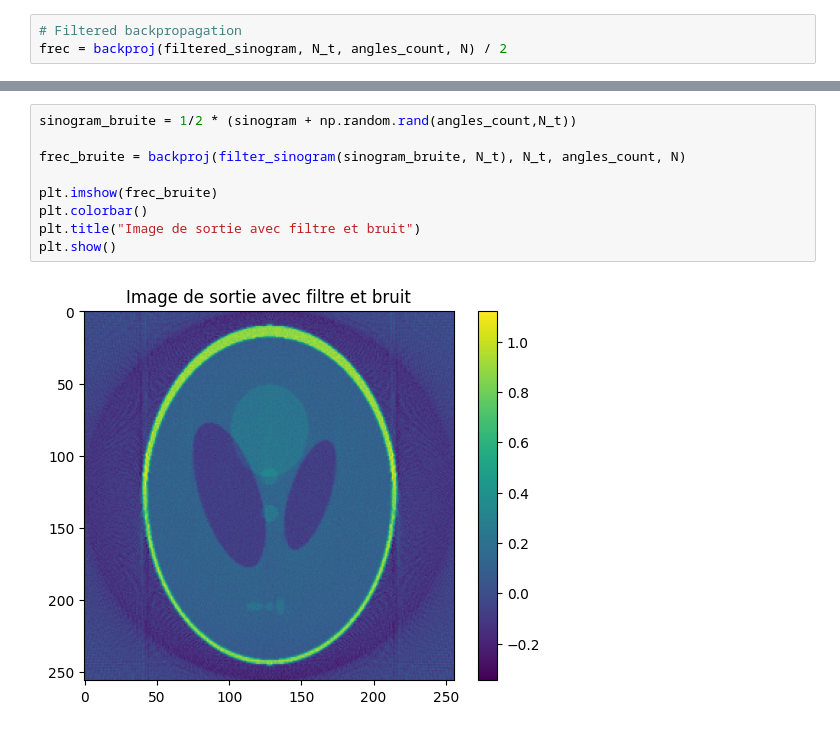
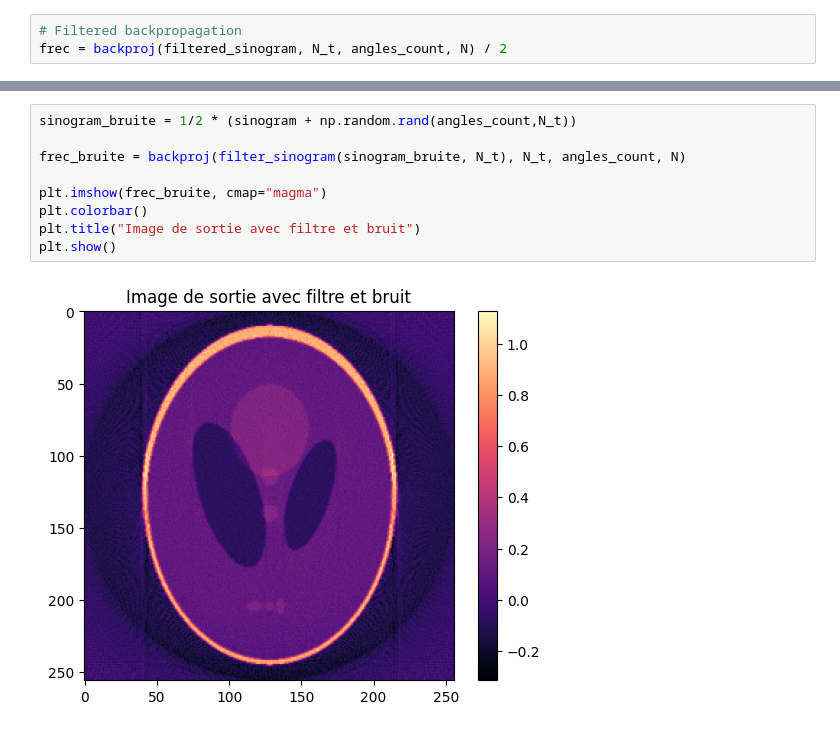
Before and after one commit to GabrielVandersippe/5--Tomographie, a Jupyter notebook: X-Ray Tomography.ipynb, the cells around one changed output, grey strips where cells are left out. Drawn from its saved outputs; the diff is of its cells as text.

```diff
--- a/X-Ray Tomography.ipynb
+++ b/X-Ray Tomography.ipynb
@@ -255,11 +255,11 @@ plt.show()
 # %%
 sinogram_bruite = 1/2 * (sinogram + np.random.rand(angles_count,N_t))
 
 frec_bruite = backproj(filter_sinogram(sinogram_bruite, N_t), N_t, angles_count, N)
 
-plt.imshow(frec_bruite)
+plt.imshow(frec_bruite, cmap="magma")
 plt.colorbar()
 plt.title("Image de sortie avec filtre et bruit")
 plt.show()
 # %% [output]
-[figure, old version]
+[figure, new version]
```
Also changed, not shown: parts of 3 cells of this notebook.
